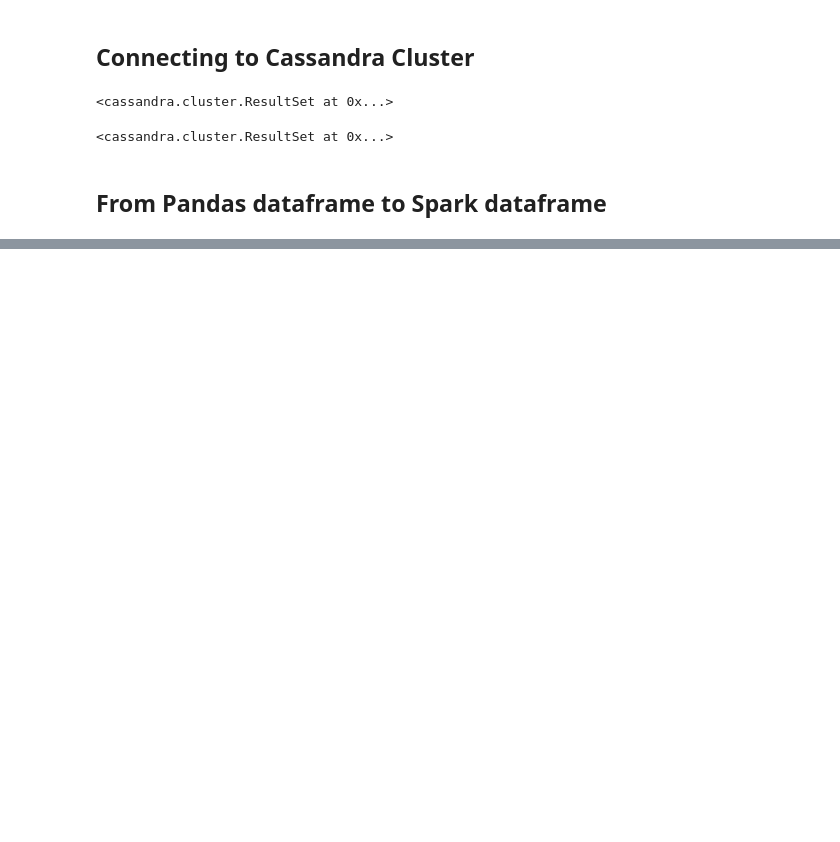
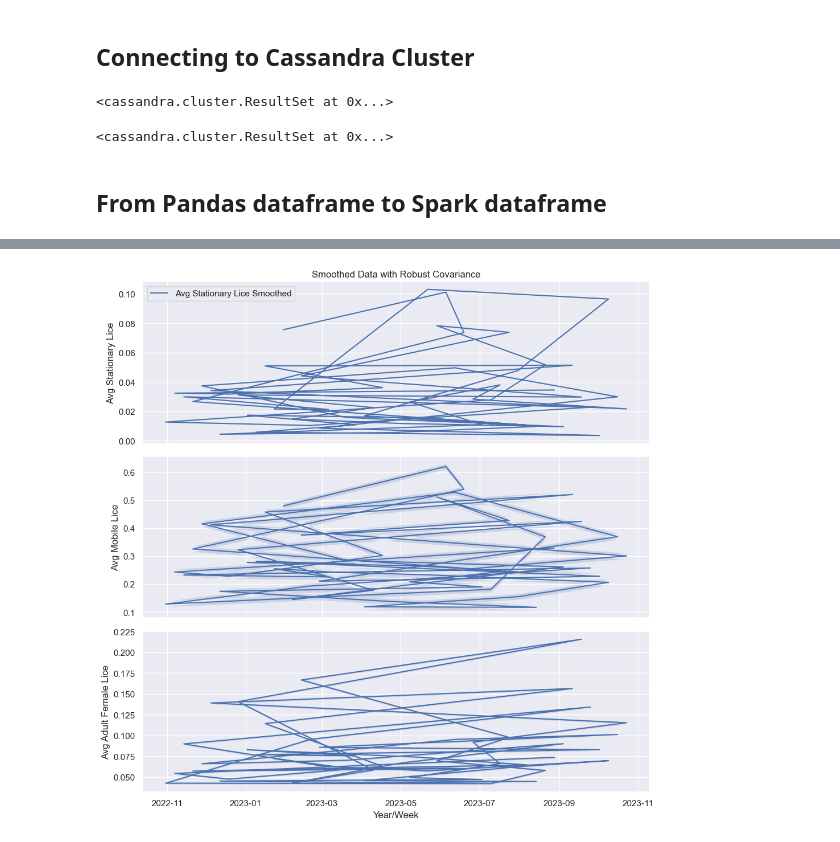
Before and after one commit to ivholmlu/D2D, a Jupyter notebook: Data_Quality.ipynb, the cells around one changed output, grey strips where cells are left out. Cells and saved outputs as stored; diff of their text form; code cells hidden in the pictures; blank space fills up the shorter version.

```diff
--- a/Data_Quality.ipynb
+++ b/Data_Quality.ipynb
@@ -221,0 +351,12 @@ only showing top 20 rows
+# %%
+# Compute robust means and robust covariance for the raw data.
+from sklearn.covariance import MinCovDet
+robust_cov = MinCovDet().fit(lice_count_table_plot[['avgstationarylice','avgmobilelice','avgadultfemalelice']])
+robust_mean = robust_cov.location_
+robust_covariance = robust_cov.covariance_
+
+# print the results
+print('Robust location:')
+print(robust_mean)
+print('\nRobust covariance matrix:')
+print(robust_covariance)
@@ -221,0 +371,35 @@ only showing top 20 rows
+# %%
+import matplotlib.pyplot as plt
+
+# Assuming lice_count_table_plot, avgstationarylice_smooth, avgmobilelice_smooth, and avgadultfemalelice_smooth are defined
+
+# Create a figure with three subplots
+fig, axes = plt.subplots(3, 1, figsize=(10, 10), sharex=True)
+
+# Plot the smoothed data on the first subplot
+axes[0].plot(lice_count_table_plot.index, lice_count_table_plot['avgstationarylice_smooth'], label='Avg Stationary Lice Smoothed')
+axes[0].fill_between(lice_count_table_plot.index, lice_count_table_plot['avgstationarylice_smooth'] - robust_covariance[0, 0], lice_count_table_plot['avgstationarylice_smooth'] + robust_covariance[0, 0], alpha=0.2)
+axes[0].set_ylabel('Avg Stationary Lice')
+
+# Plot the smoothed data on the second subplot
+axes[1].plot(lice_count_table_plot.index, lice_count_table_plot['avgmobilelice_smooth'], label='Avg Mobile Lice Smoothed')
+axes[1].fill_between(lice_count_table_plot.index, lice_count_table_plot['avgmobilelice_smooth'] - robust_covariance[1, 1], lice_count_table_plot['avgmobilelice_smooth'] + robust_covariance[1, 1], alpha=0.2)
+axes[1].set_ylabel('Avg Mobile Lice')
+
+# Plot the smoothed data on the third subplot
+axes[2].plot(lice_count_table_plot.index, lice_count_table_plot['avgadultfemalelice_smooth'], label='Avg Adult Female Lice Smoothed')
+axes[2].fill_between(lice_count_table_plot.index, lice_count_table_plot['avgadultfemalelice_smooth'] - robust_covariance[2, 2], lice_count_table_plot['avgadultfemalelice_smooth'] + robust_covariance[2, 2], alpha=0.2)
+axes[2].set_xlabel('Year/Week')
+axes[2].set_ylabel('Avg Adult Female Lice')
+
+# Add labels and legend to the first subplot
+axes[0].set_title('Smoothed Data with Robust Covariance')
+axes[0].legend()
+
+# Tight layout to prevent overlap
+plt.tight_layout()
+
+# Show the plot
+plt.show()
+# %% [output]
+[figure, added]
```
Also changed, not shown: parts of 27 cells of this notebook, 4 other files.
